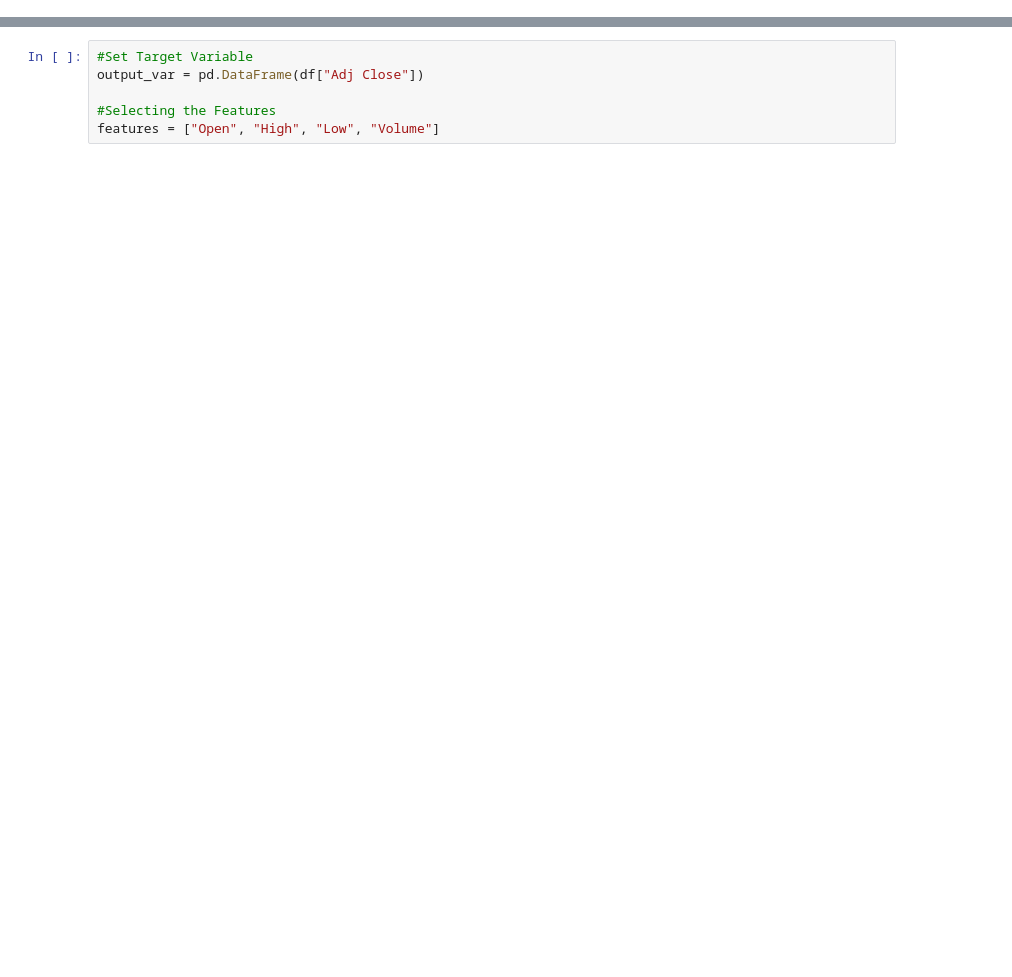
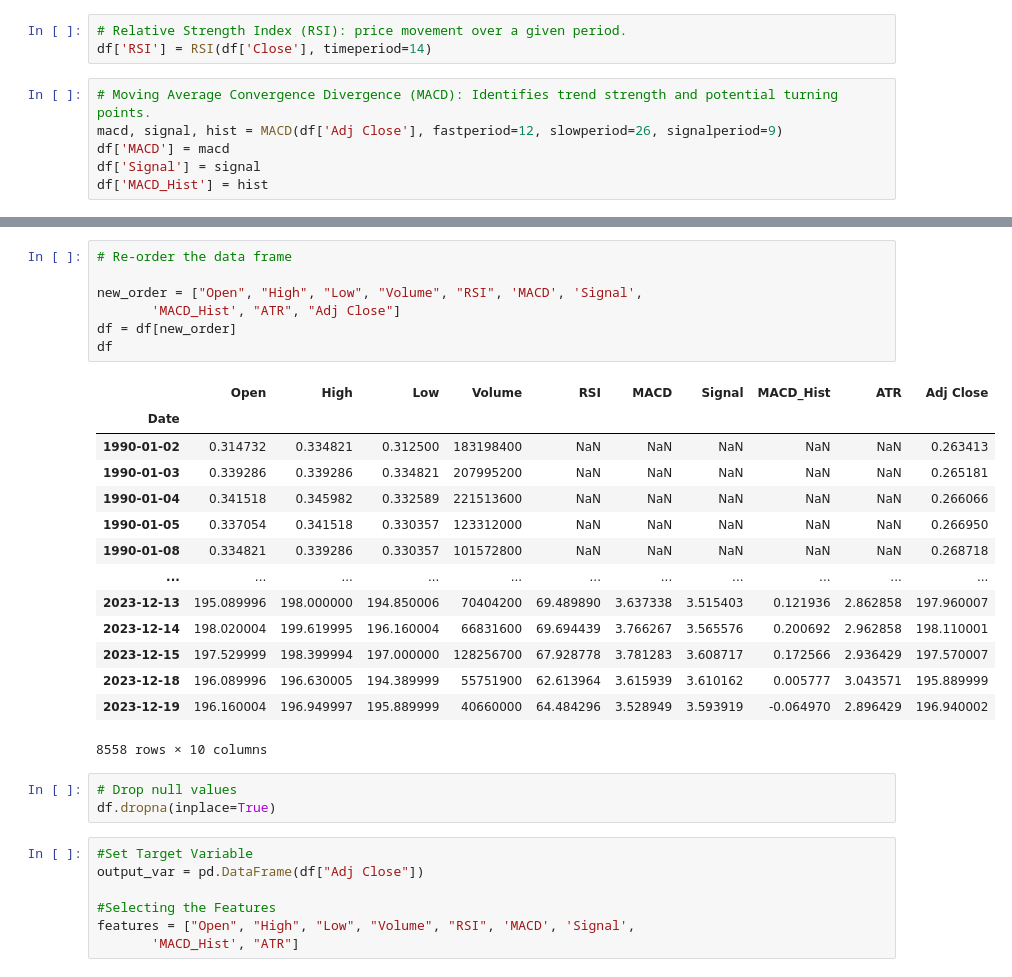
Before and after one commit to vuanhngo14/StockSage, a Jupyter notebook: test-2.ipynb, the cells around one changed output, grey strips where cells are left out. Saved outputs shown, nothing was run; the diff lists cells and outputs as text; blank space fills up the shorter version.

```diff
--- a/test-2.ipynb
+++ b/test-2.ipynb
@@ -59,0 +62,9 @@ df["Adj Close"].plot()
+# %%
+# Relative Strength Index (RSI): price movement over a given period.
+df['RSI'] = RSI(df['Close'], timeperiod=14)
+# %%
+# Moving Average Convergence Divergence (MACD): Identifies trend strength and potential turning points.
+macd, signal, hist = MACD(df['Adj Close'], fastperiod=12, slowperiod=26, signalperiod=9)
+df['MACD'] = macd
+df['Signal'] = signal
+df['MACD_Hist'] = hist
@@ -60,7 +96,33 @@ df["Adj Close"].plot()
+# %%
+# Re-order the data frame
+
+new_order = ["Open", "High", "Low", "Volume", "RSI", 'MACD', 'Signal',
+       'MACD_Hist', "ATR", "Adj Close"]
+df = df[new_order]
+df
+# %% [output]
+|  | Open | High | Low | Volume | RSI | MACD | Signal | MACD_Hist | ATR | Adj Close |
+| Date |  |  |  |  |  |  |  |  |  |  |
+| 1990-01-02 | 0.314732 | 0.334821 | 0.312500 | 183198400 | NaN | NaN | NaN | NaN | NaN | 0.263413 |
+| 1990-01-03 | 0.339286 | 0.339286 | 0.334821 | 207995200 | NaN | NaN | NaN | NaN | NaN | 0.265181 |
+| 1990-01-04 | 0.341518 | 0.345982 | 0.332589 | 221513600 | NaN | NaN | NaN | NaN | NaN | 0.266066 |
+| 1990-01-05 | 0.337054 | 0.341518 | 0.330357 | 123312000 | NaN | NaN | NaN | NaN | NaN | 0.266950 |
+| 1990-01-08 | 0.334821 | 0.339286 | 0.330357 | 101572800 | NaN | NaN | NaN | NaN | NaN | 0.268718 |
+| ... | ... | ... | ... | ... | ... | ... | ... | ... | ... | ... |
+| 2023-12-13 | 195.089996 | 198.000000 | 194.850006 | 70404200 | 69.489890 | 3.637338 | 3.515403 | 0.121936 | 2.862858 | 197.960007 |
+| 2023-12-14 | 198.020004 | 199.619995 | 196.160004 | 66831600 | 69.694439 | 3.766267 | 3.565576 | 0.200692 | 2.962858 | 198.110001 |
+| 2023-12-15 | 197.529999 | 198.399994 | 197.000000 | 128256700 | 67.928778 | 3.781283 | 3.608717 | 0.172566 | 2.936429 | 197.570007 |
+| 2023-12-18 | 196.089996 | 196.630005 | 194.389999 | 55751900 | 62.613964 | 3.615939 | 3.610162 | 0.005777 | 3.043571 | 195.889999 |
+| 2023-12-19 | 196.160004 | 196.949997 | 195.889999 | 40660000 | 64.484296 | 3.528949 | 3.593919 | -0.064970 | 2.896429 | 196.940002 |
+8558 rows × 10 columns
+# %%
+# Drop null values
+df.dropna(inplace=True)
 # %%
 #Set Target Variable
 output_var = pd.DataFrame(df["Adj Close"])
 
 #Selecting the Features
-features = ["Open", "High", "Low", "Volume"]
+features = ["Open", "High", "Low", "Volume", "RSI", 'MACD', 'Signal',
+       'MACD_Hist', "ATR"]
 # %%
```
Also changed, not shown: parts of 15 cells of this notebook, 2 other files.
